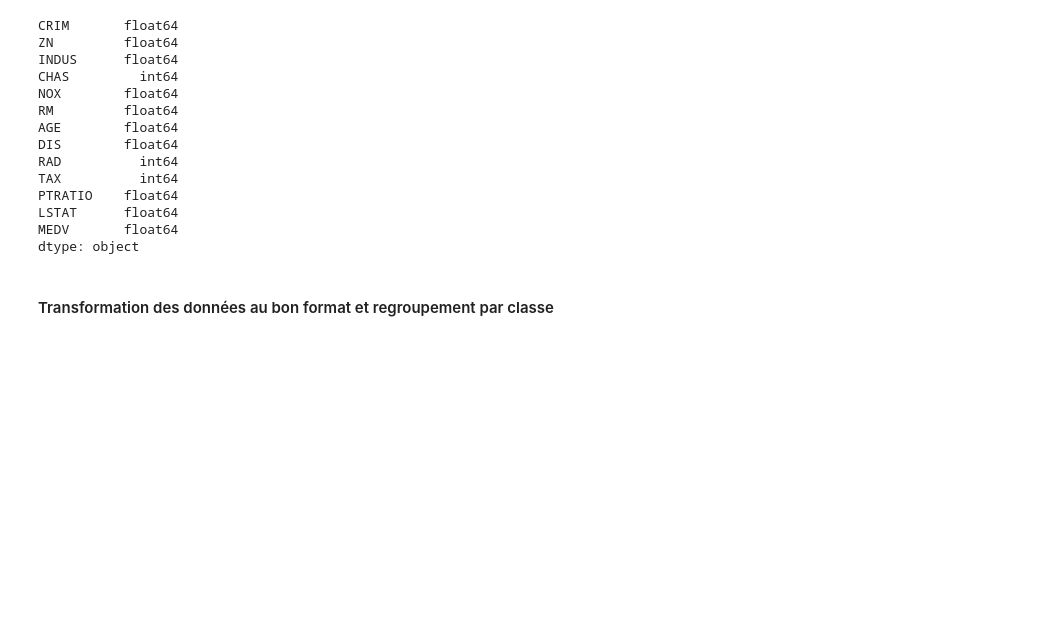
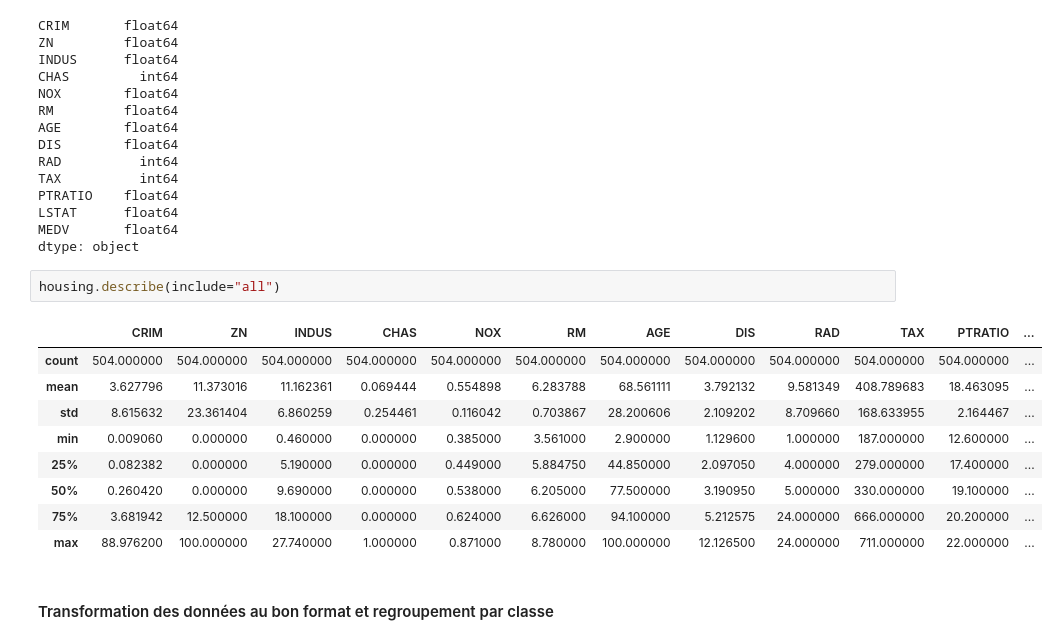
Before and after one commit to Bermudes/python-formation-3, a Jupyter notebook: notebooks/TP_MLPython_ClusteringBoston.ipynb, the cells around one changed output. Drawn from its saved outputs; the diff is of its cells as text; blank space fills up the shorter version.

```diff
--- a/notebooks/TP_MLPython_ClusteringBoston.ipynb
+++ b/notebooks/TP_MLPython_ClusteringBoston.ipynb
@@ -77,6 +93,18 @@ PTRATIO    float64
 LSTAT      float64
 MEDV       float64
 dtype: object
+# %%
+housing.describe(include="all")
+# %% [output]
+|  | CRIM | ZN | INDUS | CHAS | NOX | RM | AGE | DIS | RAD | TAX | PTRATIO | ... |
+| count | 504.000000 | 504.000000 | 504.000000 | 504.000000 | 504.000000 | 504.000000 | 504.000000 | 504.000000 | 504.000000 | 504.000000 | 504.000000 | ... |
+| mean | 3.627796 | 11.373016 | 11.162361 | 0.069444 | 0.554898 | 6.283788 | 68.561111 | 3.792132 | 9.581349 | 408.789683 | 18.463095 | ... |
+| std | 8.615632 | 23.361404 | 6.860259 | 0.254461 | 0.116042 | 0.703867 | 28.200606 | 2.109202 | 8.709660 | 168.633955 | 2.164467 | ... |
+| min | 0.009060 | 0.000000 | 0.460000 | 0.000000 | 0.385000 | 3.561000 | 2.900000 | 1.129600 | 1.000000 | 187.000000 | 12.600000 | ... |
+| 25% | 0.082382 | 0.000000 | 5.190000 | 0.000000 | 0.449000 | 5.884750 | 44.850000 | 2.097050 | 4.000000 | 279.000000 | 17.400000 | ... |
+| 50% | 0.260420 | 0.000000 | 9.690000 | 0.000000 | 0.538000 | 6.205000 | 77.500000 | 3.190950 | 5.000000 | 330.000000 | 19.100000 | ... |
+| 75% | 3.681942 | 12.500000 | 18.100000 | 0.000000 | 0.624000 | 6.626000 | 94.100000 | 5.212575 | 24.000000 | 666.000000 | 20.200000 | ... |
+| max | 88.976200 | 100.000000 | 27.740000 | 1.000000 | 0.871000 | 8.780000 | 100.000000 | 12.126500 | 24.000000 | 711.000000 | 22.000000 | ... |
 # %% [markdown]
 #### Transformation des données au bon format et regroupement par classe
 # %%
```
Also changed, not shown: parts of 4 cells of this notebook, 2 other files.
